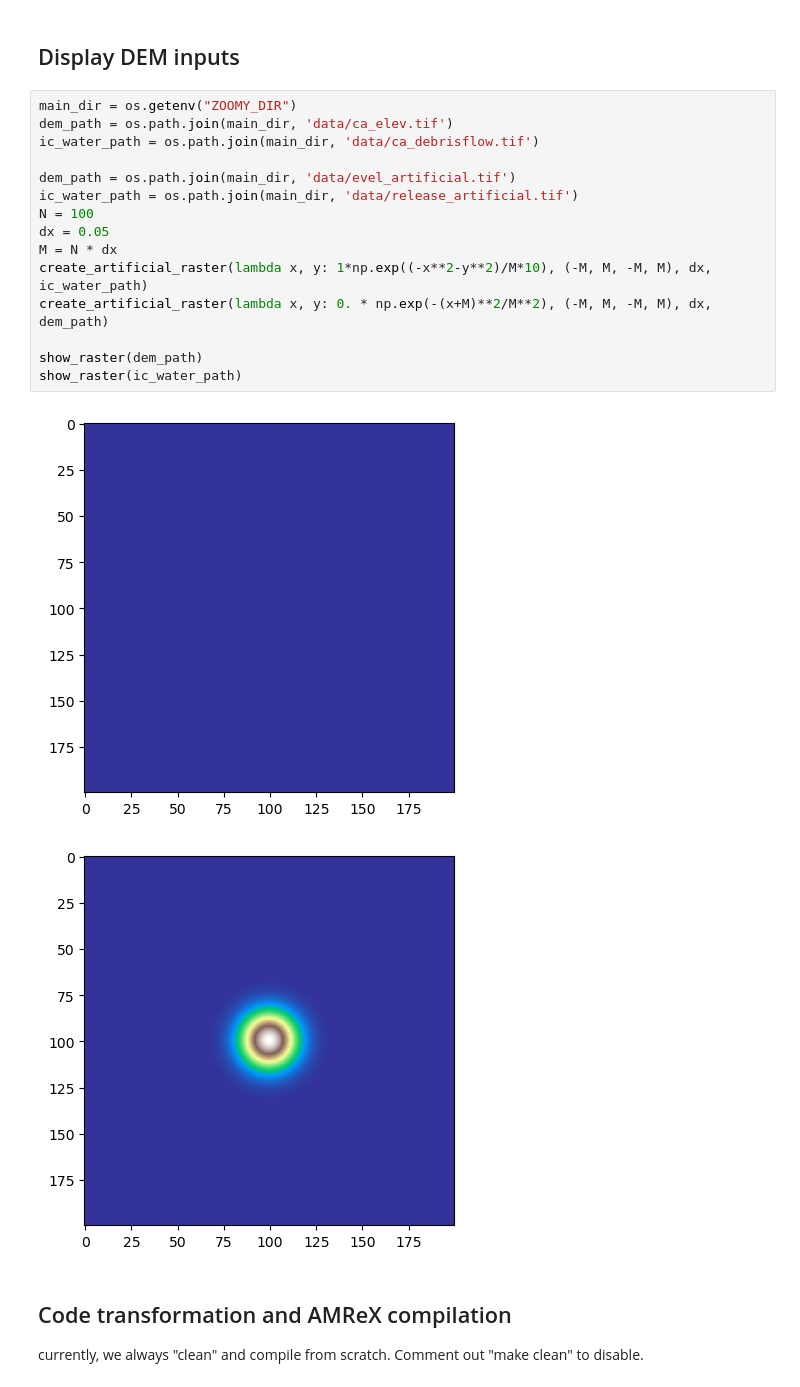
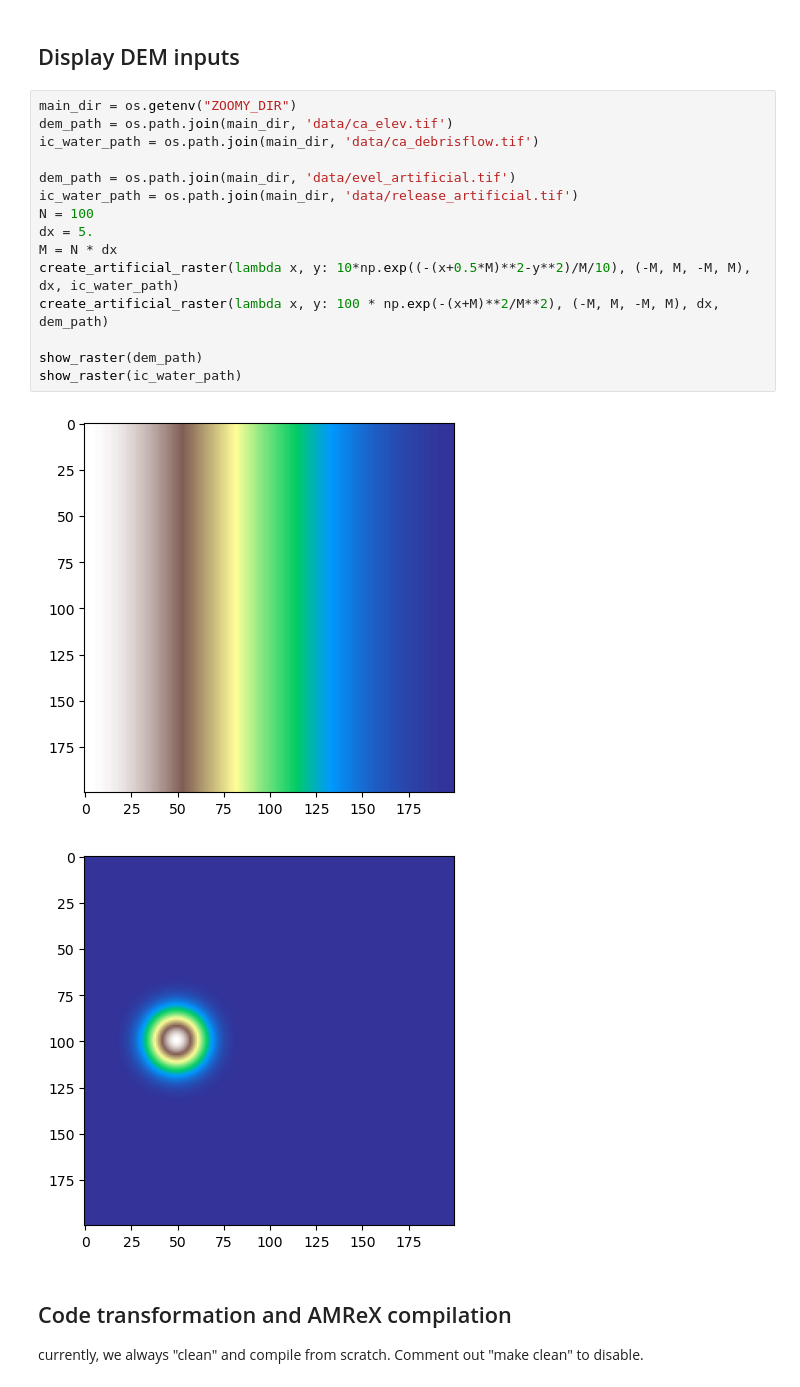
Before and after one commit to mbd-rwth/Zoomy, a Jupyter notebook: web/tutorials/amrex/from_DEM.ipynb, the cells around one changed output. Drawn from its saved outputs; the diff is of its cells as text.

```diff
--- a/web/tutorials/amrex/from_DEM.ipynb
+++ b/web/tutorials/amrex/from_DEM.ipynb
@@ -112,21 +112,21 @@ $\displaystyle \left[ \left[\begin{matrix}0 & 0 & 0 & 0\\0 & 0 & 1 & 0\\ez g q_{
 # %%
 main_dir = os.getenv("ZOOMY_DIR")
 dem_path = os.path.join(main_dir, 'data/ca_elev.tif')
 ic_water_path = os.path.join(main_dir, 'data/ca_debrisflow.tif')
 
 dem_path = os.path.join(main_dir, 'data/evel_artificial.tif')
 ic_water_path = os.path.join(main_dir, 'data/release_artificial.tif')
 N = 100
-dx = 0.05
+dx = 5.
 M = N * dx
-create_artificial_raster(lambda x, y: 1*np.exp((-x**2-y**2)/M*10), (-M, M, -M, M), dx, ic_water_path)
-create_artificial_raster(lambda x, y: 0. * np.exp(-(x+M)**2/M**2), (-M, M, -M, M), dx, dem_path)
+create_artificial_raster(lambda x, y: 10*np.exp((-(x+0.5*M)**2-y**2)/M/10), (-M, M, -M, M), dx, ic_water_path)
+create_artificial_raster(lambda x, y: 100 * np.exp(-(x+M)**2/M**2), (-M, M, -M, M), dx, dem_path)
 
 show_raster(dem_path)
 show_raster(ic_water_path)
 # %% [output]
-[figure, old version]
+[figure, new version]
-[figure, old version]
+[figure, new version]
 # %% [markdown]
 ## Code transformation and AMReX compilation
 
```
Also changed, not shown: parts of 3 cells of this notebook, 2 other files.
